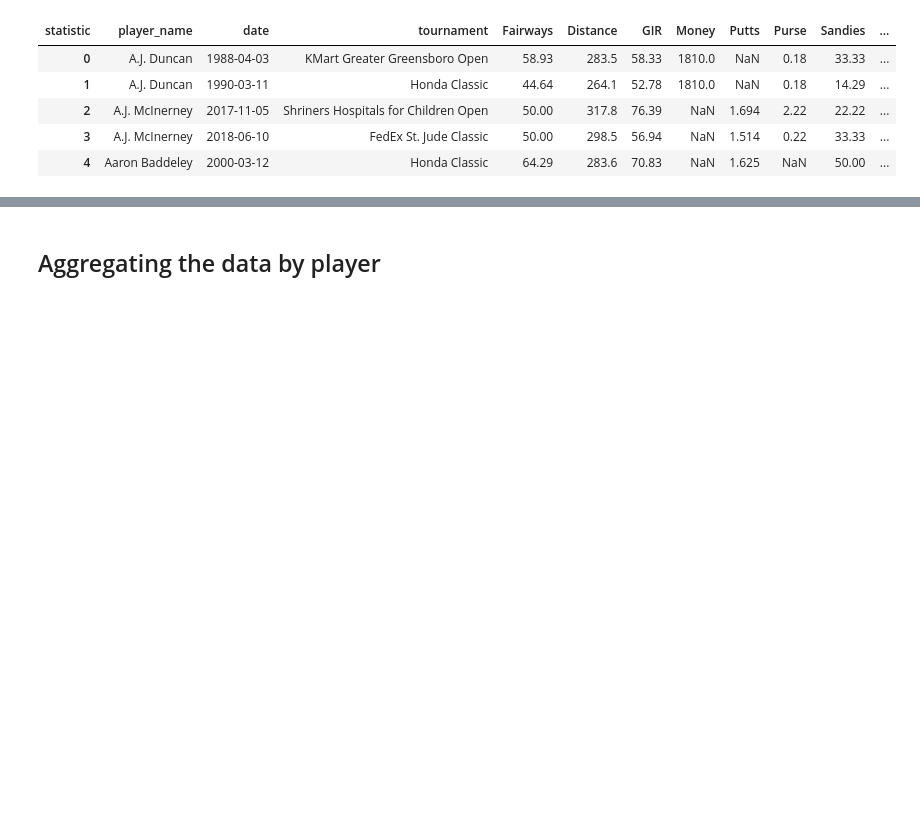
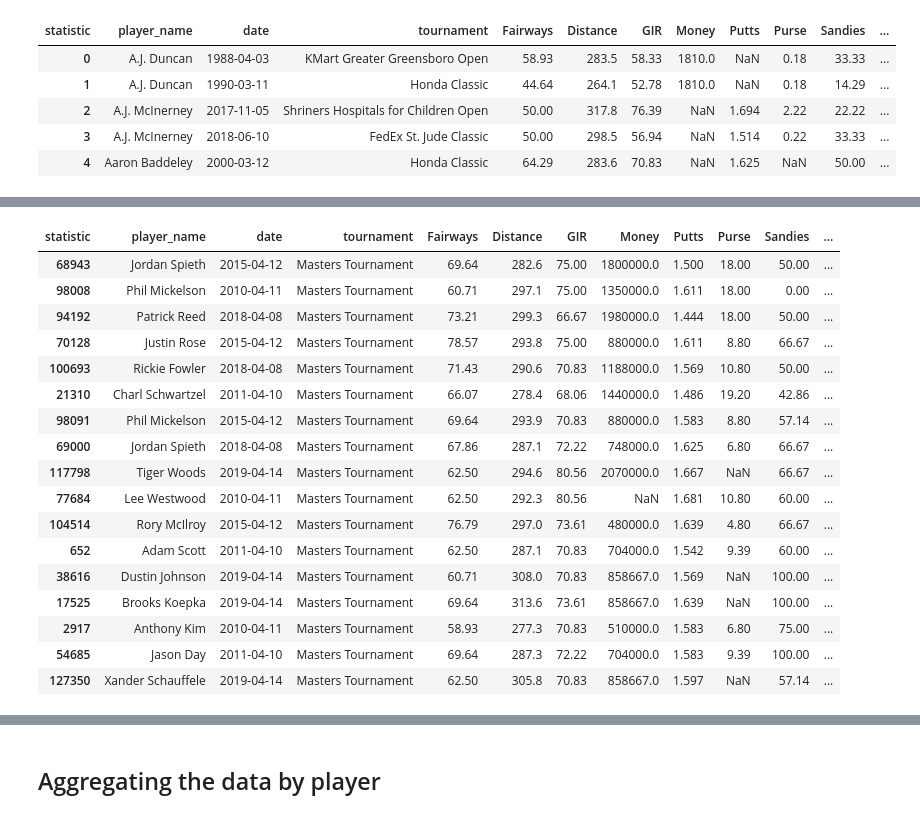
Before and after one commit to nicolehayashi/masterswinner, a Jupyter notebook: 2020masterswinner.ipynb, the cells around one changed output, grey strips where cells are left out. Drawn from its saved outputs; the diff is of its cells as text; code cells hidden in the pictures; blank space fills up the shorter version.

```diff
--- a/2020masterswinner.ipynb
+++ b/2020masterswinner.ipynb
@@ -263,0 +300,22 @@ df.head()
+# %%
+df_masters_winners = df.loc[(df['tournament'] == 'Masters Tournament') & (df.year > 2009) & (df.Score <= 69)]
+df_masters_winners.nsmallest(50, 'Score')
+# %% [output]
+| statistic | player_name | date | tournament | Fairways | Distance | GIR | Money | Putts | Purse | Sandies | ... |
+| 68943 | Jordan Spieth | 2015-04-12 | Masters Tournament | 69.64 | 282.6 | 75.00 | 1800000.0 | 1.500 | 18.00 | 50.00 | ... |
+| 98008 | Phil Mickelson | 2010-04-11 | Masters Tournament | 60.71 | 297.1 | 75.00 | 1350000.0 | 1.611 | 18.00 | 0.00 | ... |
+| 94192 | Patrick Reed | 2018-04-08 | Masters Tournament | 73.21 | 299.3 | 66.67 | 1980000.0 | 1.444 | 18.00 | 50.00 | ... |
+| 70128 | Justin Rose | 2015-04-12 | Masters Tournament | 78.57 | 293.8 | 75.00 | 880000.0 | 1.611 | 8.80 | 66.67 | ... |
+| 100693 | Rickie Fowler | 2018-04-08 | Masters Tournament | 71.43 | 290.6 | 70.83 | 1188000.0 | 1.569 | 10.80 | 50.00 | ... |
+| 21310 | Charl Schwartzel | 2011-04-10 | Masters Tournament | 66.07 | 278.4 | 68.06 | 1440000.0 | 1.486 | 19.20 | 42.86 | ... |
+| 98091 | Phil Mickelson | 2015-04-12 | Masters Tournament | 69.64 | 293.9 | 70.83 | 880000.0 | 1.583 | 8.80 | 57.14 | ... |
+| 69000 | Jordan Spieth | 2018-04-08 | Masters Tournament | 67.86 | 287.1 | 72.22 | 748000.0 | 1.625 | 6.80 | 66.67 | ... |
+| 117798 | Tiger Woods | 2019-04-14 | Masters Tournament | 62.50 | 294.6 | 80.56 | 2070000.0 | 1.667 | NaN | 66.67 | ... |
+| 77684 | Lee Westwood | 2010-04-11 | Masters Tournament | 62.50 | 292.3 | 80.56 | NaN | 1.681 | 10.80 | 60.00 | ... |
+| 104514 | Rory McIlroy | 2015-04-12 | Masters Tournament | 76.79 | 297.0 | 73.61 | 480000.0 | 1.639 | 4.80 | 66.67 | ... |
+| 652 | Adam Scott | 2011-04-10 | Masters Tournament | 62.50 | 287.1 | 70.83 | 704000.0 | 1.542 | 9.39 | 60.00 | ... |
+| 38616 | Dustin Johnson | 2019-04-14 | Masters Tournament | 60.71 | 308.0 | 70.83 | 858667.0 | 1.569 | NaN | 100.00 | ... |
+| 17525 | Brooks Koepka | 2019-04-14 | Masters Tournament | 69.64 | 313.6 | 73.61 | 858667.0 | 1.639 | NaN | 100.00 | ... |
+| 2917 | Anthony Kim | 2010-04-11 | Masters Tournament | 58.93 | 277.3 | 70.83 | 510000.0 | 1.583 | 6.80 | 75.00 | ... |
+| 54685 | Jason Day | 2011-04-10 | Masters Tournament | 69.64 | 287.3 | 72.22 | 704000.0 | 1.583 | 9.39 | 100.00 | ... |
+| 127350 | Xander Schauffele | 2019-04-14 | Masters Tournament | 62.50 | 305.8 | 70.83 | 858667.0 | 1.597 | NaN | 57.14 | ... |
```
Also changed, not shown: parts of 69 cells of this notebook.
